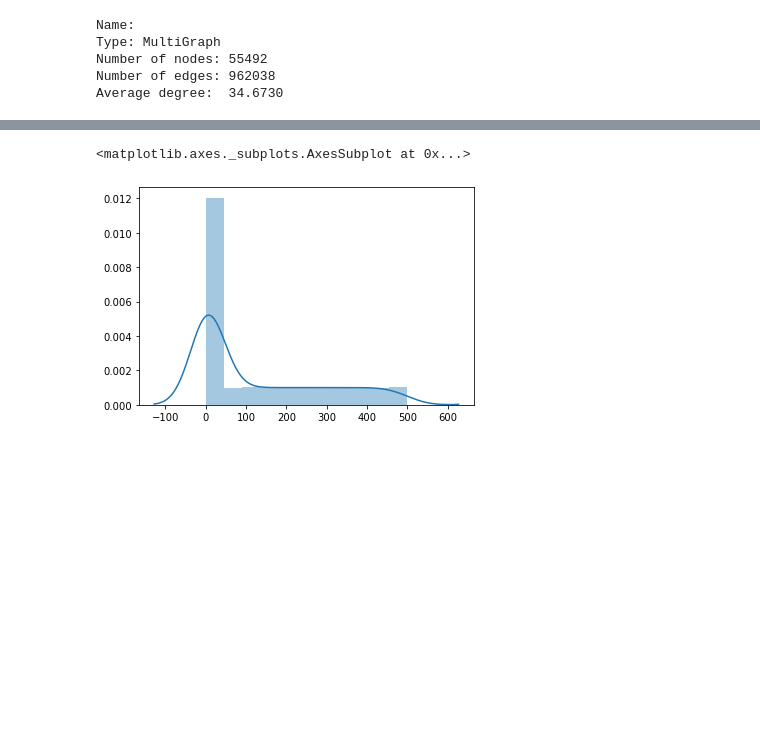
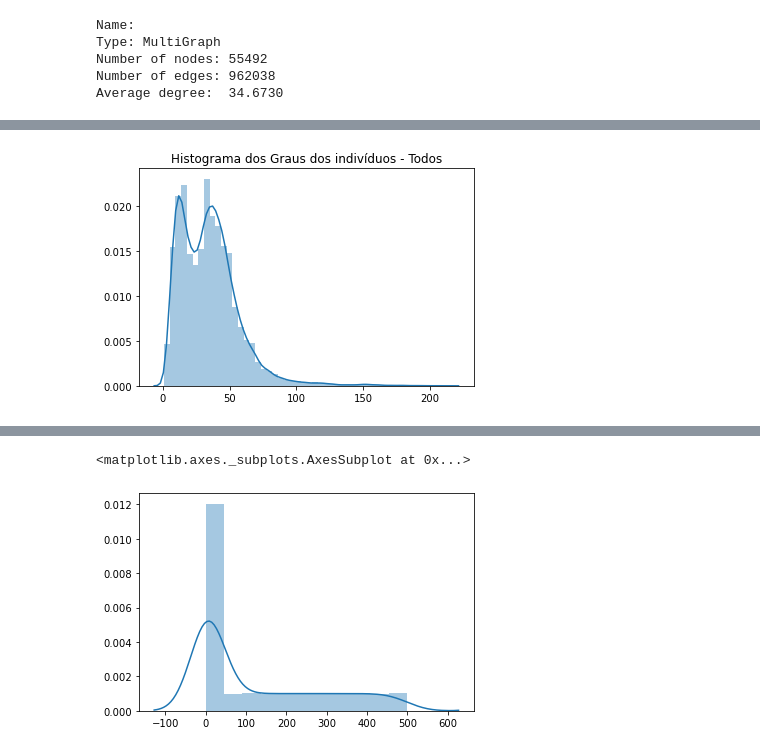
Before and after one commit to yambanis/CovidMDP, a Jupyter notebook: notebooks/Modelagem Grafo SP/GRAPH EDA.ipynb, the cells around one changed output, grey strips where cells are left out. Saved outputs shown, nothing was run; the diff lists cells and outputs as text; code cells hidden in the pictures; blank space fills up the shorter version.

```diff
--- a/notebooks/Modelagem Grafo SP/GRAPH EDA.ipynb
+++ b/notebooks/Modelagem Grafo SP/GRAPH EDA.ipynb
@@ -44,0 +113,11 @@ plt.show()
+# %%
+degree = defaultdict(int)
+for e1,e2,v in G.edges(data=True):
+    #if v['edge_type'] == 'home':
+    degree[e1] +=1
+    degree[e2] +=1
+sns.distplot(list(degree.values()))
+plt.title('Histograma dos Graus dos indivíduos - Todos')
+plt.show()
+# %% [output]
+[figure, added]
```
Also changed, not shown: parts of 20 cells of this notebook, 21 other files.
